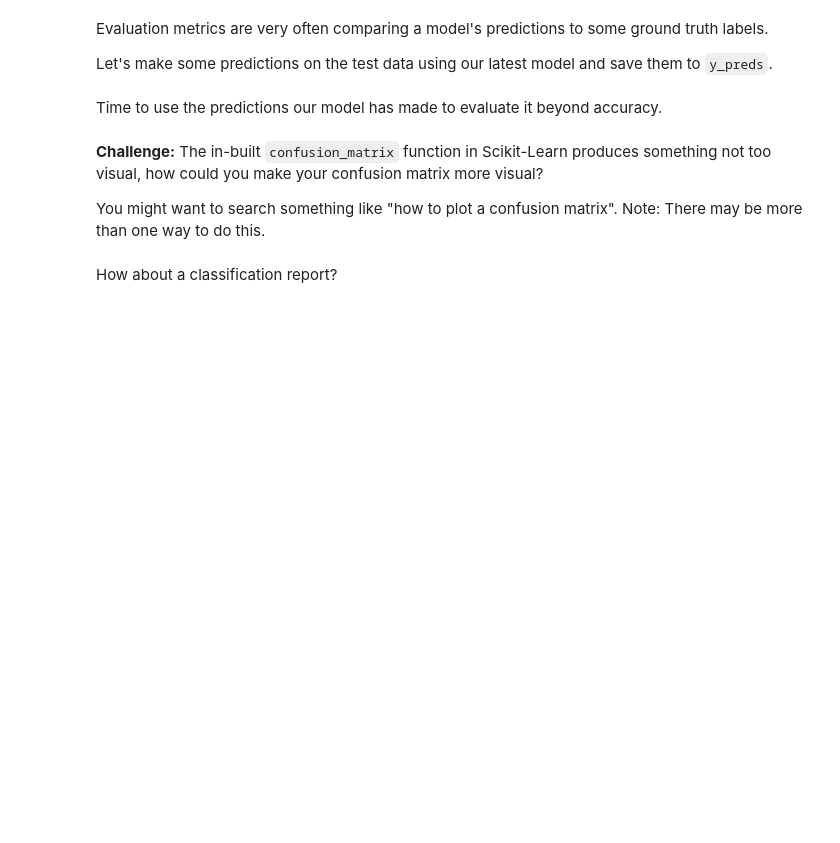
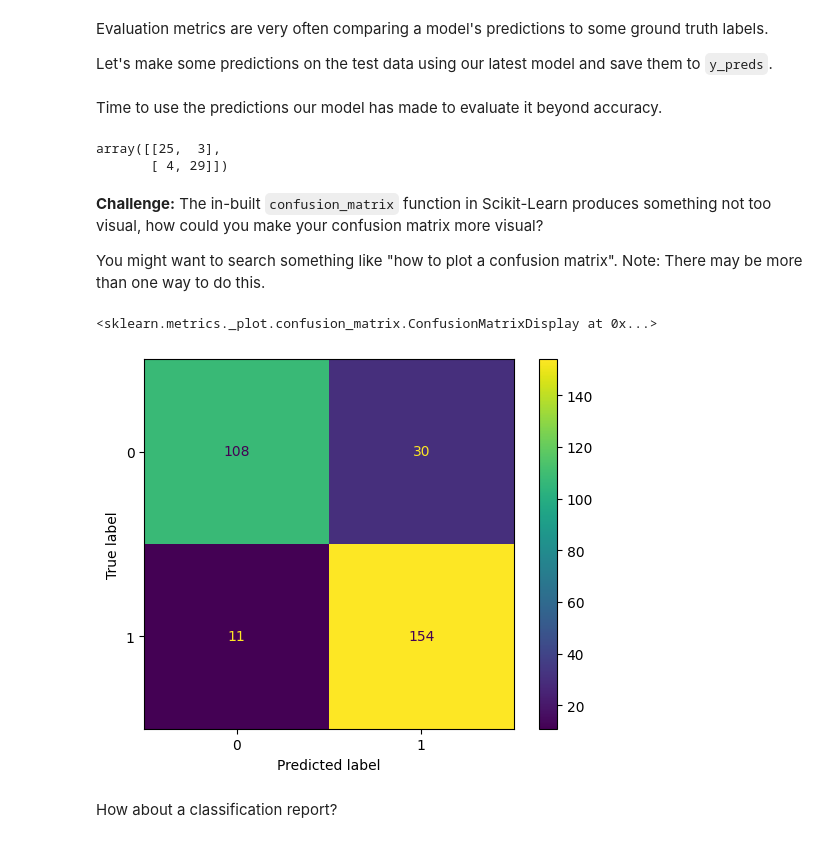
Before and after one commit to Meruja/PythonExercises, a Jupyter notebook: scikit_learn_exercises.ipynb, the cells around one changed output. Cells and saved outputs as stored; diff of their text form; code cells hidden in the pictures; blank space fills up the shorter version.

```diff
--- a/scikit_learn_exercises.ipynb
+++ b/scikit_learn_exercises.ipynb
@@ -376,7 +376,9 @@ But when it comes to classification, you'll likely want to use a few more evalua
 Before we get to these, we'll instantiate a new instance of our model using the best hyerparameters found by `RandomizedSearchCV`.
 # %%
 # Instantiate a LogisticRegression classifier using the best hyperparameters from RandomizedSearchCV
-clf = LogisticRegression(###)
+from sklearn.linear_model import LogisticRegression # importing again as it is the day 2
+np.random.seed(42)
+clf = LogisticRegression(solver="liblinear", C=0.23357214690901212)
 
 # Fit the new instance of LogisticRegression with the best hyperparameters on the training data
-###
+clf.fit(X_train, y_train)
@@ -402,14 +412,22 @@ Let's make some predictions on the test data using our latest model and save the
 Time to use the predictions our model has made to evaluate it beyond accuracy.
 # %%
 # Create a confusion matrix using the confusion_matrix function
-###
+confusion_matrix(clf_preds, y_test)
+# %% [output]
+array([[25,  3],
+       [ 4, 29]])
 # %% [markdown]
 **Challenge:** The in-built `confusion_matrix` function in Scikit-Learn produces something not too visual, how could you make your confusion matrix more visual?
 
 You might want to search something like "how to plot a confusion matrix". Note: There may be more than one way to do this.
 # %%
 # Create a more visual confusion matrix
-###
+from sklearn.metrics import ConfusionMatrixDisplay
+
+ConfusionMatrixDisplay.from_estimator(estimator = clf, X=X, y= y)
+# %% [output]
+<sklearn.metrics._plot.confusion_matrix.ConfusionMatrixDisplay at 0x...>
+[figure, added]
 # %% [markdown]
 How about a classification report?
 # %%
```
Also changed, not shown: parts of 19 cells of this notebook.
